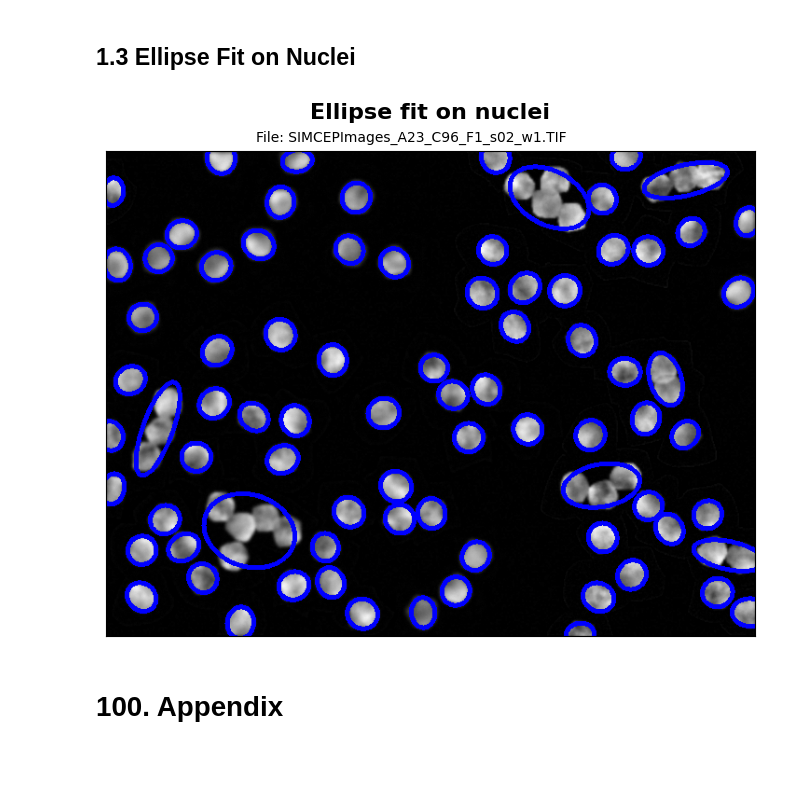
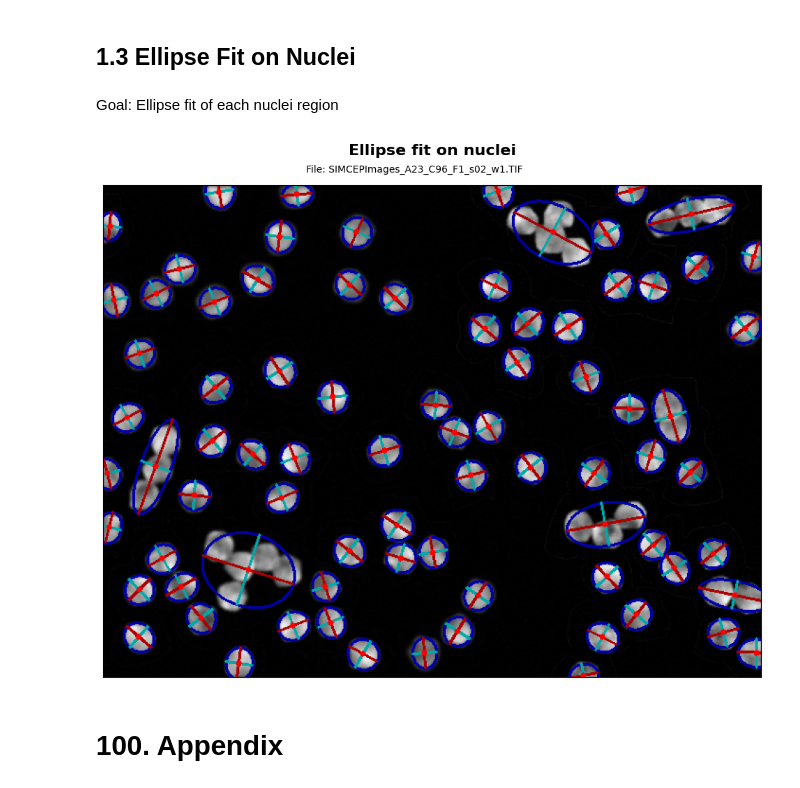
Before and after one commit to bio-century/Analysis_Of_BioImages, a Jupyter notebook: AnalysisOfBioImages.ipynb, the cells around one changed output. Drawn from its saved outputs; the diff is of its cells as text; code cells hidden in the pictures; blank space fills up the shorter version.

Commit message:
ellipse fit, comments and print output revision

```diff
--- a/AnalysisOfBioImages.ipynb
+++ b/AnalysisOfBioImages.ipynb
@@ -371,31 +431,43 @@ SIMCEPImages_A24_C100_F1_s03_w1.TIF 100 99
 [figure]
 # %% [markdown]
 ## 1.3 <a name="EllipseFitOnNuclei">Ellipse Fit on Nuclei</a>
+# %% [markdown]
+Goal: Ellipse fit of each nuclei region
 # %%
 # sources
 # https://www.kaggle.com/code/voglinio/separating-nuclei-masks-using-convexity-defects
 # https://de.mathworks.com/matlabcentral/answers/43435-i-couldn-t-understand-convex-area
 # https://stackoverflow.com/questions/32401806/get-mask-from-contour-with-opencv
 # https://stackoverflow.com/questions/50591442/convert-3-dim-image-array-to-2-dim
+# https://stackoverflow.com/questions/62698756/opencv-calculating-orientation-angle-of-major-and-minor-axis-of-ellipse
 # https://www.tutorialspoint.com/how-to-compute-the-area-and-perimeter-of-an-image-contour-using-opencv-python
 # https://www.tutorialspoint.com/how-to-fit-the-ellipse-to-an-object-in-an-image-using-opencv-python
+
+# sources of main algorithms
+# https://www.kaggle.com/code/voglinio/separating-nuclei-masks-using-convexity-defects
+# User: Costas Voglis
+# and
+# https://stackoverflow.com/questions/62698756/opencv-calculating-orientation-angle-of-major-and-minor-axis-of-ellipse
+# User: fmw42, Fred Weinhaus
 
 # import modules
 import cv2
 import numpy as np
 import matplotlib.pyplot as plt
 from skimage.measure import regionprops
+import math
 
-fileName          = "SIMCEPImages_A23_C96_F1_s02_w1.TIF"
+
+fileName           = "SIMCEPImages_A23_C96_F1_s02_w1.TIF"
 cellCountTruth     = int(fileName[fileName.find('_C')+2:fileName.find('_F')])
 myThresholdValue   = 70
 
 myImage            = cv2.imread('./DataExternalSyntheticCells/' + fileName)
 myImageGray        = cv2.cvtColor(myImage, cv2.COLOR_BGR2GRAY)
 
-myImageThresholded                                = np.zeros(myImageGray.shape)
+myImageThresholded                                 = np.zeros(myImageGray.shape)
 myImageThresholded[myImageGray > myThresholdValue] = 1
-myImageThresholded                                = ndimage.binary_fill_holes(myImageThresholded).astype(int)
+myImageThresholded                                 = ndimage.binary_fill_holes(myImageThresholded).astype(int)
 
 cellCount           = 0
 contours, hierarchy = cv2.findContours(myImageThresholded.astype(np.uint8), 1, 2)
@@ -405,36 +477,72 @@ list_multicore      = []
 
 for ii, cnt in enumerate(contours):
 	M               = cv2.moments(cnt)
 	area            = cv2.contourArea(cnt)
 	perimeter       = cv2.arcLength(cnt, True)
 	perimeter       = round(perimeter, 1)
+
+	# compute center of mass
+	# see sources of main algorithms
 	if M['m00'] != 0.0:
 		x1 = int(M['m10'] / M['m00'])
 		y1 = int(M['m01'] / M['m00'])
 		x1_rounded = round(x1)
 		y1_rounded = round(y1)
 	myMaskZeros       = np.zeros(myImage.shape, np.uint8)
 	myMaskContoursTmp = cv2.drawContours(image = myMaskZeros, contours=[cnt], contourIdx = -1, color = (255, 255, 255), thickness = cv2.FILLED)
 	myMaskContours                           = np.zeros(myImage.shape)
 	myMaskContours[myMaskContoursTmp == 255] = 1
 	props = regionprops(myMaskContoursTmp, cache = False)
 	prop = props[0]
+
+
+	# compute ellipse fit incl. major and minor axis
+	# see sources of main algorithms
 	ellipse = cv2.fitEllipse(cnt)
-	cv2.ellipse(myImage,ellipse, (0,0,255), 3)
+	(xc, yc), (d1, d2), angle = ellipse
+	cv2.ellipse(myImage, ellipse, (0, 0, 170), 2)
+	rmajor = max(d1, d2) / 2
+	if angle > 90:
+		angle = angle - 90
+	else:
+		angle = angle + 90
+	x1 = xc + math.cos(math.radians(angle)) * rmajor
+	y1 = yc + math.sin(math.radians(angle)) * rmajor
+	x2 = xc + math.cos(math.radians(angle + 180)) * rmajor
+	y2 = yc + math.sin(math.radians(angle + 180)) * rmajor
+	cv2.line(myImage, (int(x1), int(y1)), (int(x2), int(y2)), (170, 0, 0), 2)
 
-fig, ax = plt.subplots(figsize = (15, 7))
+	rminor = min(d1, d2) / 2
+	if angle > 90:
+		angle = angle - 90
+	else:
+		angle = angle + 90
+
+	x1 = xc + math.cos(math.radians(angle)) * rminor
+	y1 = yc + math.sin(math.radians(angle)) * rminor
+	x2 = xc + math.cos(math.radians(angle + 180)) * rminor
+	y2 = yc + math.sin(math.radians(angle + 180)) * rminor
+	cv2.line(myImage, (int(x1),int(y1)), (int(x2),int(y2)), (0, 170, 170), 2)
+
+	# mark center
+	xc, yc = ellipse[0]
+	cv2.circle(myImage, (int(xc), int(yc)), 3, (255, 0, 0), -1)
+
+
+# plot figure
+fig, ax = plt.subplots(figsize = (20, 10))
 im      = ax.imshow(myImage)
 divider = make_axes_locatable(ax)
 cax     = divider.new_vertical(size = "5%",
                            pad = 0.3,
                            pack_start = True)
 plt.title("Ellipse fit on nuclei", fontweight="bold", fontsize = 16, y = 1.05)
 plt.suptitle("File: " + fileName, fontsize = 10, y = 0.91)
 ax.set_xticks([])
 ax.set_yticks([])
 plt.show()
 # %% [output]
-[figure, old version]
+[figure, new version]
 # %% [markdown]
 # 100. <a name="Appendix">Appendix</a>
 # %% [markdown]
```
Also changed, not shown: parts of 14 cells of this notebook, 4 other files.
